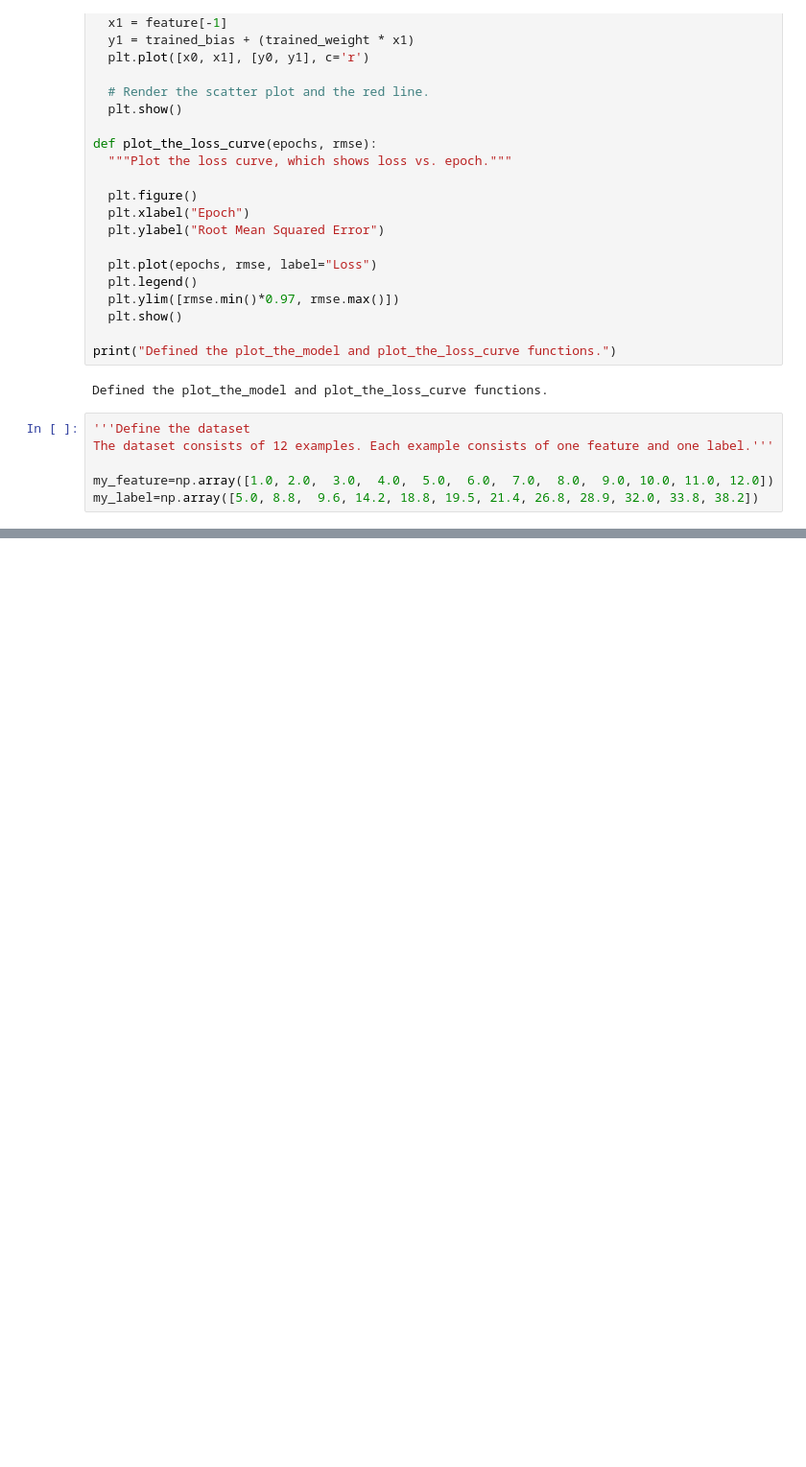
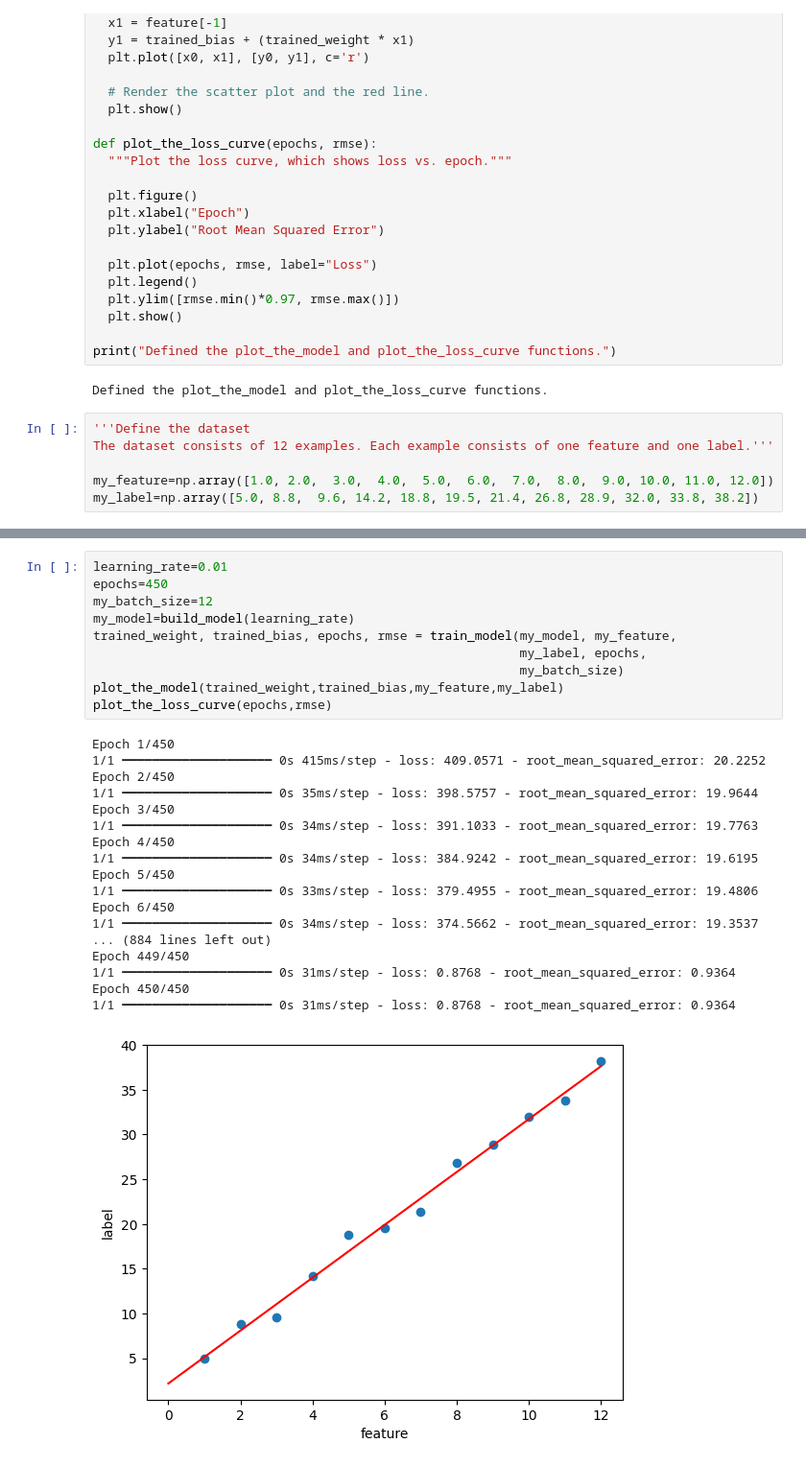
Before and after one commit to Sumitkumar09876/AI-ML, a Jupyter notebook: AI&ML_Code/Linear Regression with Synthetic Data.ipynb, the cells around one changed output, grey strips where cells are left out. Shown at 96% size. Saved outputs shown, nothing was run; the diff lists cells and outputs as text; blank space fills up the shorter version.

```diff
--- a/AI&ML_Code/Linear Regression with Synthetic Data.ipynb
+++ b/AI&ML_Code/Linear Regression with Synthetic Data.ipynb
@@ -152,0 +175,29 @@ Epoch 10/10
+# %%
+learning_rate=0.01
+epochs=450
+my_batch_size=12
+my_model=build_model(learning_rate)
+trained_weight, trained_bias, epochs, rmse = train_model(my_model, my_feature,
+                                                         my_label, epochs,
+                                                         my_batch_size)
+plot_the_model(trained_weight,trained_bias,my_feature,my_label)
+plot_the_loss_curve(epochs,rmse)
+# %% [output]
+Epoch 1/450
+1/1 ━━━━━━━━━━━━━━━━━━━━ 0s 415ms/step - loss: 409.0571 - root_mean_squared_error: 20.2252
+Epoch 2/450
+1/1 ━━━━━━━━━━━━━━━━━━━━ 0s 35ms/step - loss: 398.5757 - root_mean_squared_error: 19.9644
+Epoch 3/450
+1/1 ━━━━━━━━━━━━━━━━━━━━ 0s 34ms/step - loss: 391.1033 - root_mean_squared_error: 19.7763
+Epoch 4/450
+1/1 ━━━━━━━━━━━━━━━━━━━━ 0s 34ms/step - loss: 384.9242 - root_mean_squared_error: 19.6195
+Epoch 5/450
+1/1 ━━━━━━━━━━━━━━━━━━━━ 0s 33ms/step - loss: 379.4955 - root_mean_squared_error: 19.4806
+Epoch 6/450
+1/1 ━━━━━━━━━━━━━━━━━━━━ 0s 34ms/step - loss: 374.5662 - root_mean_squared_error: 19.3537
+... (884 lines left out)
+Epoch 449/450
+1/1 ━━━━━━━━━━━━━━━━━━━━ 0s 31ms/step - loss: 0.8768 - root_mean_squared_error: 0.9364
+Epoch 450/450
+1/1 ━━━━━━━━━━━━━━━━━━━━ 0s 31ms/step - loss: 0.8768 - root_mean_squared_error: 0.9364
+[figure, added]
```
Also changed, not shown: parts of 10 cells of this notebook.
